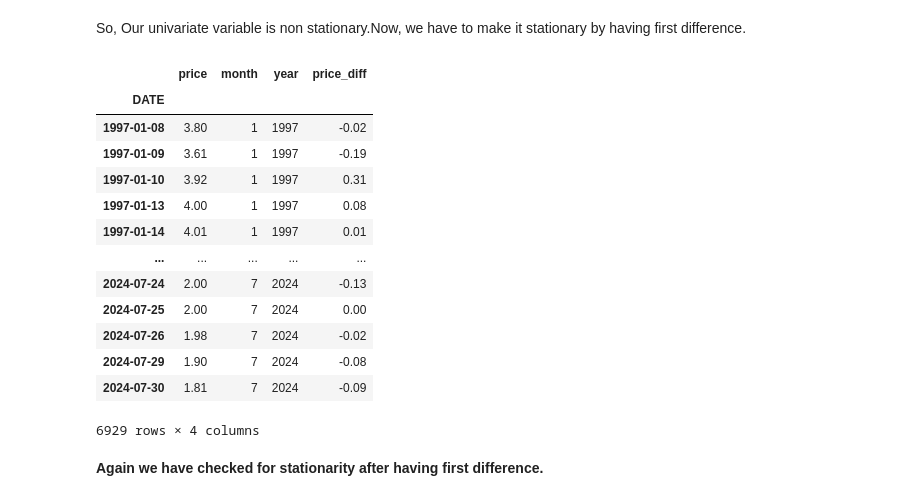
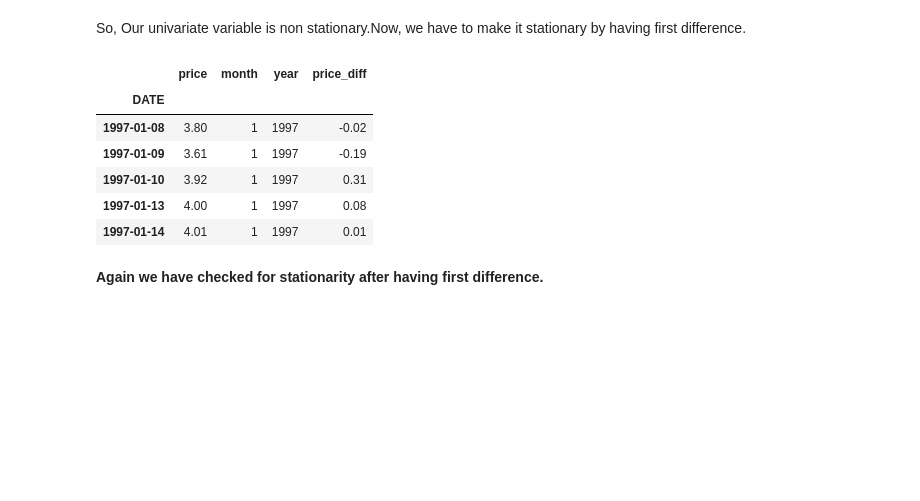
Before and after one commit to rifat01-rahman/Project-of-Python, a Jupyter notebook: States_model_ensembling.ipynb, the cells around one changed output. Cells and saved outputs as stored; diff of their text form; code cells hidden in the pictures; blank space fills up the shorter version.

```diff
--- a/States_model_ensembling.ipynb
+++ b/States_model_ensembling.ipynb
@@ -274,22 +267,15 @@ So, Our univariate variable is non stationary.Now, we have to make it stationary
 final_d["price_diff"]=final_d["price"].diff()
 final_d=final_d.dropna()
 # %%
-final_d
+final_d.head()
 # %% [output]
 |  | price | month | year | price_diff |
 | DATE |  |  |  |  |
 | 1997-01-08 | 3.80 | 1 | 1997 | -0.02 |
 | 1997-01-09 | 3.61 | 1 | 1997 | -0.19 |
 | 1997-01-10 | 3.92 | 1 | 1997 | 0.31 |
 | 1997-01-13 | 4.00 | 1 | 1997 | 0.08 |
 | 1997-01-14 | 4.01 | 1 | 1997 | 0.01 |
-| ... | ... | ... | ... | ... |
-| 2024-07-24 | 2.00 | 7 | 2024 | -0.13 |
-| 2024-07-25 | 2.00 | 7 | 2024 | 0.00 |
-| 2024-07-26 | 1.98 | 7 | 2024 | -0.02 |
-| 2024-07-29 | 1.90 | 7 | 2024 | -0.08 |
-| 2024-07-30 | 1.81 | 7 | 2024 | -0.09 |
-6929 rows × 4 columns
 # %% [markdown]
 **Again we have checked for stationarity after having first difference.**
 # %%
```
Also changed, not shown: parts of 13 cells of this notebook.
